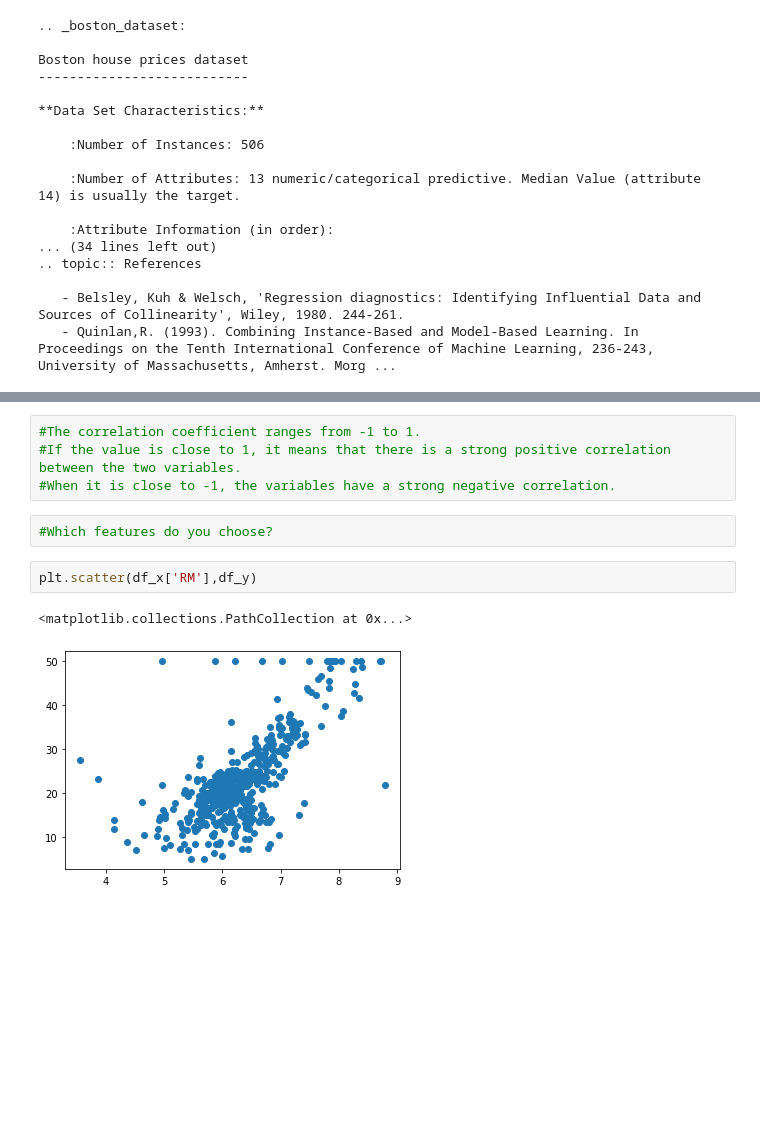
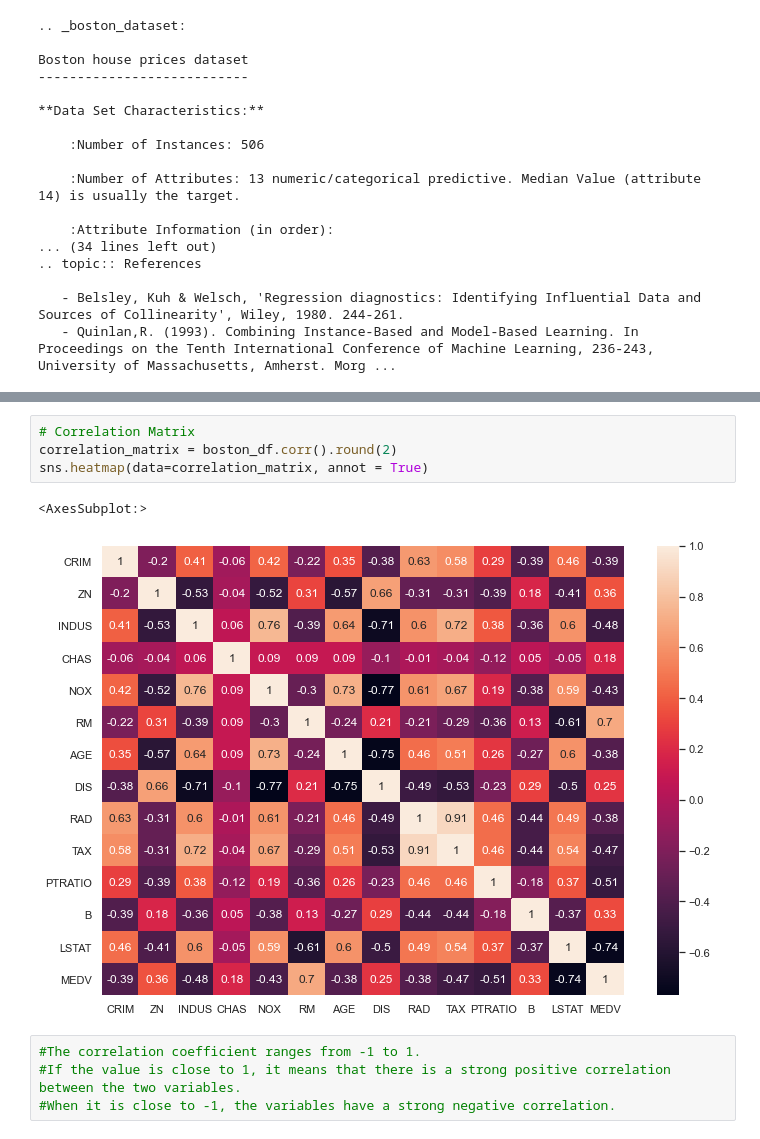
Before and after one commit to DSpythonpizza/LinearRegression, a Jupyter notebook: LinearRegression.ipynb, the cells around one changed output, grey strips where cells are left out. Drawn from its saved outputs; the diff is of its cells as text; blank space fills up the shorter version.

```diff
--- a/LinearRegression.ipynb
+++ b/LinearRegression.ipynb
@@ -247,11 +169,11 @@ boston_df.corr().round(2)
+# %%
+# Correlation Matrix
+correlation_matrix = boston_df.corr().round(2)
+sns.heatmap(data=correlation_matrix, annot = True)
+# %% [output]
+<AxesSubplot:>
+[figure, added]
 # %%
 #The correlation coefficient ranges from -1 to 1.
 #If the value is close to 1, it means that there is a strong positive correlation between the two variables.
 #When it is close to -1, the variables have a strong negative correlation.
-# %%
-#Which features do you choose?
-# %%
-plt.scatter(df_x['RM'],df_y)
-# %% [output]
-<matplotlib.collections.PathCollection at 0x...>
-[figure, removed]
```
Also changed, not shown: parts of 59 cells of this notebook.
